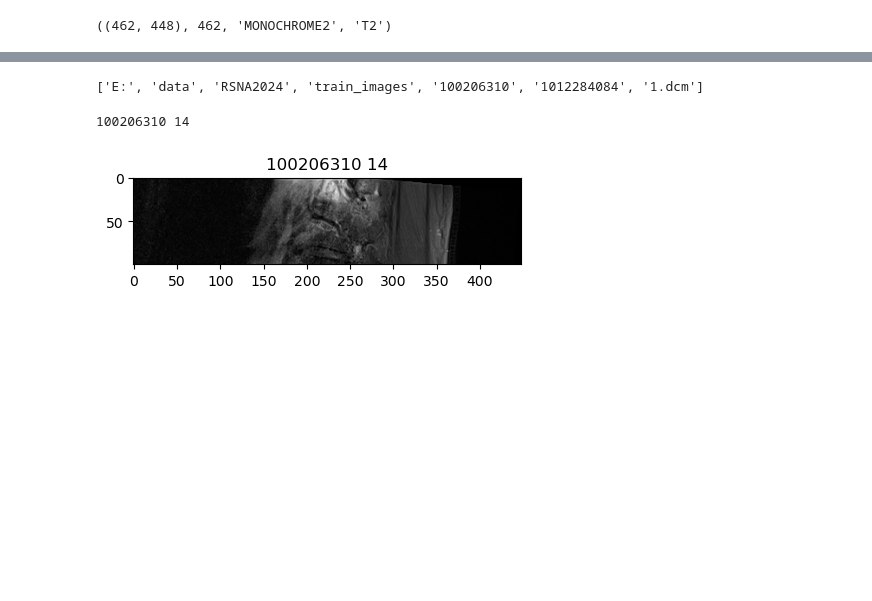
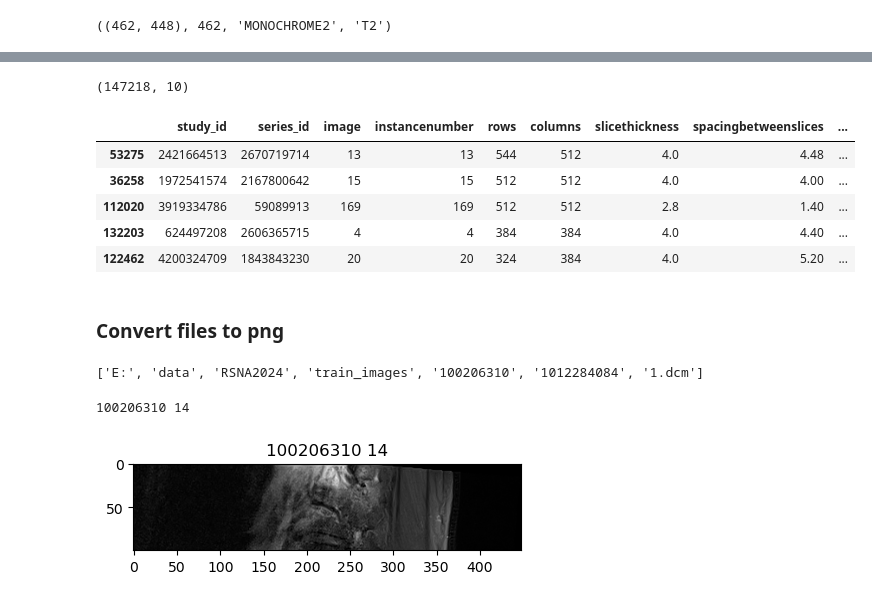
Before and after one commit to rosulucian/deep_learning_playground, a Jupyter notebook: kaggle/RSNA/dicoms.ipynb, the cells around one changed output, grey strips where cells are left out. Saved outputs shown, nothing was run; the diff lists cells and outputs as text; code cells hidden in the pictures; blank space fills up the shorter version.

Commit message:
added dicom metadata extraction

```diff
--- a/kaggle/RSNA/dicoms.ipynb
+++ b/kaggle/RSNA/dicoms.ipynb
@@ -75,0 +152,24 @@ ds.pixel_array.shape, ds.Rows, ds.PhotometricInterpretation, ds.SeriesDescriptio
+# %%
+keys = ['InstanceNumber', 'Rows', 'Columns', 'SliceThickness', 'SpacingBetweenSlices', 'PatientPosition', 'SeriesDescription']
+
+def process(f, size=CFG.size, keys=keys):
+    series = f.split('\\')[-2]
+    study = f.split('\\')[-3]
+    image = f.split('\\')[-1][:-4]
+
+    ds = dicom.dcmread(f)
+
+    values = []
+
+    for k in keys:
+        values.append(ds.get(k))
+
+    values = [study, series, image] + values
+
+    return tuple(values)
+# %%
+data = Parallel(n_jobs=16)(
+    delayed(process)(f)
+    # for f in tqdm(files[:24])
+    for f in tqdm(files)
+)
@@ -75,0 +185,5 @@ ds.pixel_array.shape, ds.Rows, ds.PhotometricInterpretation, ds.SeriesDescriptio
+# %%
+columns = [k.lower() for k in keys]
+columns = ['study_id', 'series_id', 'image'] + columns
+
+columns
@@ -75,0 +201,14 @@ ds.pixel_array.shape, ds.Rows, ds.PhotometricInterpretation, ds.SeriesDescriptio
+# %%
+files_df = pd.DataFrame(data, columns=columns)
+files_df.shape
+# %% [output]
+(147218, 10)
+# %%
+files_df.sample(5)
+# %% [output]
+|  | study_id | series_id | image | instancenumber | rows | columns | slicethickness | spacingbetweenslices | ... |
+| 53275 | 2421664513 | 2670719714 | 13 | 13 | 544 | 512 | 4.0 | 4.48 | ... |
+| 36258 | 1972541574 | 2167800642 | 15 | 15 | 512 | 512 | 4.0 | 4.00 | ... |
+| 112020 | 3919334786 | 59089913 | 169 | 169 | 512 | 512 | 2.8 | 1.40 | ... |
+| 132203 | 624497208 | 2606365715 | 4 | 4 | 384 | 384 | 4.0 | 4.40 | ... |
+| 122462 | 4200324709 | 1843843230 | 20 | 20 | 324 | 384 | 4.0 | 5.20 | ... |
@@ -76,3 +217,5 @@ ds.pixel_array.shape, ds.Rows, ds.PhotometricInterpretation, ds.SeriesDescriptio
+# %% [markdown]
+### Convert files to png
 # %%
 f = files[0]
 f.split('\\')
```
Also changed, not shown: parts of 21 cells of this notebook, 2 other files.
